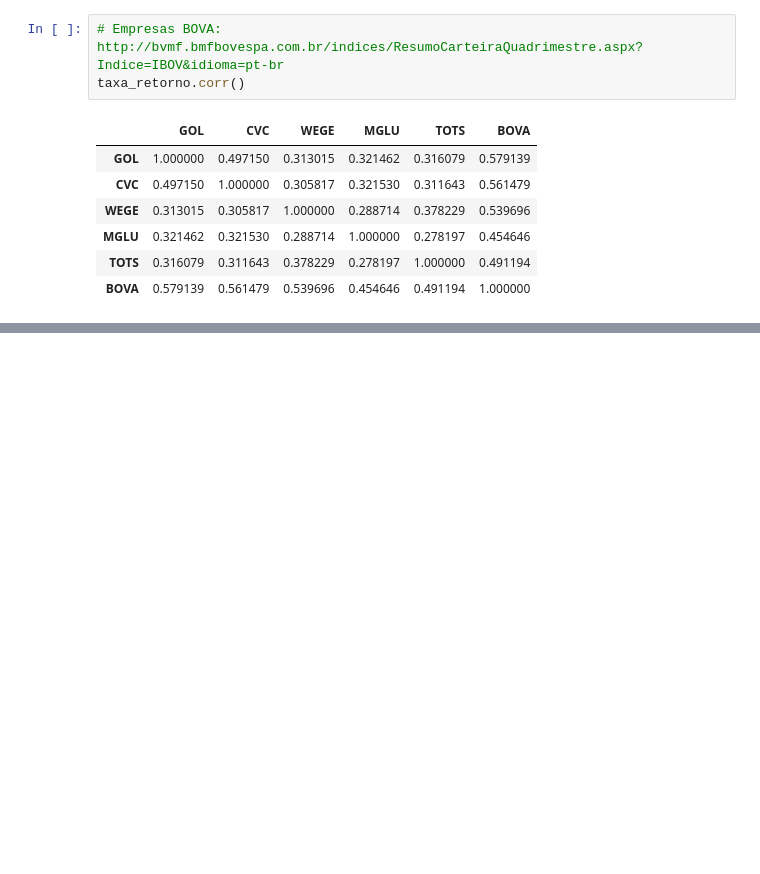
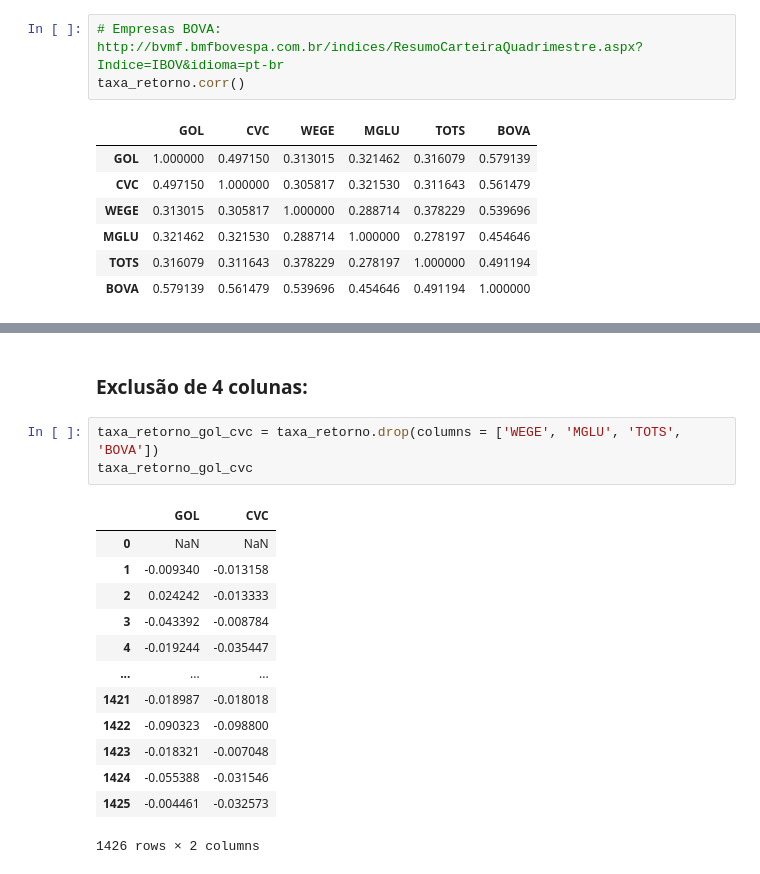
Before and after one commit to CGVARGAS/analiseDados1, a Jupyter notebook: correlacaoEntreAcoes.ipynb, the cells around one changed output, grey strips where cells are left out. Saved outputs shown, nothing was run; the diff lists cells and outputs as text; blank space fills up the shorter version.

```diff
--- a/correlacaoEntreAcoes.ipynb
+++ b/correlacaoEntreAcoes.ipynb
@@ -89,0 +110,19 @@ sns.heatmap(taxa_retorno.corr(), annot=True)
+# %% [markdown]
+### Exclusão de 4 colunas:
+# %%
+taxa_retorno_gol_cvc = taxa_retorno.drop(columns = ['WEGE', 'MGLU', 'TOTS', 'BOVA'])
+taxa_retorno_gol_cvc
+# %% [output]
+|  | GOL | CVC |
+| 0 | NaN | NaN |
+| 1 | -0.009340 | -0.013158 |
+| 2 | 0.024242 | -0.013333 |
+| 3 | -0.043392 | -0.008784 |
+| 4 | -0.019244 | -0.035447 |
+| ... | ... | ... |
+| 1421 | -0.018987 | -0.018018 |
+| 1422 | -0.090323 | -0.098800 |
+| 1423 | -0.018321 | -0.007048 |
+| 1424 | -0.055388 | -0.031546 |
+| 1425 | -0.004461 | -0.032573 |
+1426 rows × 2 columns
```
Also changed, not shown: parts of 64 cells of this notebook.
